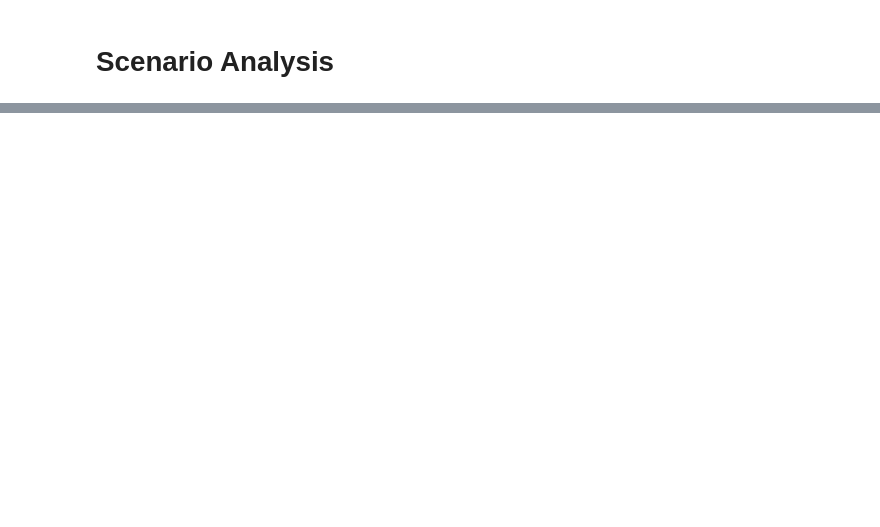
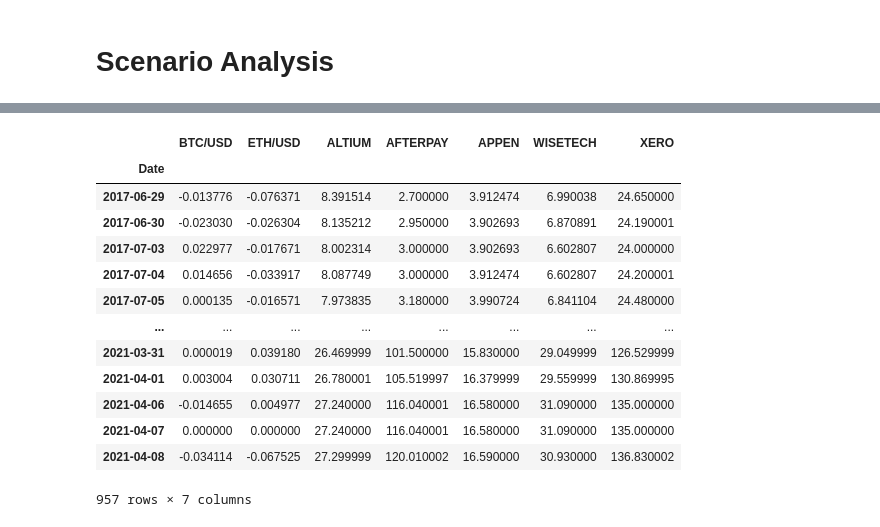
Before and after one commit to sreenivaskalva-2021/MonashFintech2021Project1, a Jupyter notebook: Financial Modelling/Crypto Portfolio/Portfolio Analysis.ipynb, the cells around one changed output, grey strips where cells are left out. Drawn from its saved outputs; the diff is of its cells as text; code cells hidden in the pictures; blank space fills up the shorter version.

```diff
--- a/Financial Modelling/Crypto Portfolio/Portfolio Analysis.ipynb
+++ b/Financial Modelling/Crypto Portfolio/Portfolio Analysis.ipynb
@@ -320,0 +222,12 @@ MC_even_dist = MCSimulation(stock_data, weights = [.99,.01], num_simulation = 50
+# %%
+apt_returns_csv = Path(r"E:\OneDrive\Documents\GitHub\MonashFintech2021Project1\Financial Modelling\Crypto Portfolio\Resources\APT.AX.csv")
+apt_daily_returns = pd.read_csv(apt_returns_csv, index_col="Date", parse_dates=True, infer_datetime_format=True)
+apt_daily_returns.drop(columns=['Open', 'High', 'Low', 'Close', 'Volume'], axis=1,inplace=True)
+apt_daily_returns = apt_daily_returns.rename(columns={"Adj Close":"AFTERPAY"})
+apt_daily_returns = apt_daily_returns["2016-01-01":]
+# %%
+apx_returns_csv = Path(r"E:\OneDrive\Documents\GitHub\MonashFintech2021Project1\Financial Modelling\Crypto Portfolio\Resources\APX.AX.csv")
+apx_daily_returns = pd.read_csv(apx_returns_csv, index_col="Date", parse_dates=True, infer_datetime_format=True)
+apx_daily_returns.drop(columns=['Open', 'High', 'Low', 'Close', 'Volume'], axis=1,inplace=True)
+apx_daily_returns = apx_daily_returns.rename(columns={"Adj Close":"APPEN"})
+apx_daily_returns = apx_daily_returns["2016-01-01":]
@@ -320,0 +246,26 @@ MC_even_dist = MCSimulation(stock_data, weights = [.99,.01], num_simulation = 50
+# %%
+# Combined stocks with crypto
+mixed1_df = pd.concat([
+    crypto_returns,
+    alu_daily_returns,
+    apt_daily_returns,
+    apx_daily_returns,
+    wtc_daily_returns,
+    xro_daily_returns
+
+],axis="columns",join="inner")
+# %% [output]
+|  | BTC/USD | ETH/USD | ALTIUM | AFTERPAY | APPEN | WISETECH | XERO |
+| Date |  |  |  |  |  |  |  |
+| 2017-06-29 | -0.013776 | -0.076371 | 8.391514 | 2.700000 | 3.912474 | 6.990038 | 24.650000 |
+| 2017-06-30 | -0.023030 | -0.026304 | 8.135212 | 2.950000 | 3.902693 | 6.870891 | 24.190001 |
+| 2017-07-03 | 0.022977 | -0.017671 | 8.002314 | 3.000000 | 3.902693 | 6.602807 | 24.000000 |
+| 2017-07-04 | 0.014656 | -0.033917 | 8.087749 | 3.000000 | 3.912474 | 6.602807 | 24.200001 |
+| 2017-07-05 | 0.000135 | -0.016571 | 7.973835 | 3.180000 | 3.990724 | 6.841104 | 24.480000 |
+| ... | ... | ... | ... | ... | ... | ... | ... |
+| 2021-03-31 | 0.000019 | 0.039180 | 26.469999 | 101.500000 | 15.830000 | 29.049999 | 126.529999 |
+| 2021-04-01 | 0.003004 | 0.030711 | 26.780001 | 105.519997 | 16.379999 | 29.559999 | 130.869995 |
+| 2021-04-06 | -0.014655 | 0.004977 | 27.240000 | 116.040001 | 16.580000 | 31.090000 | 135.000000 |
+| 2021-04-07 | 0.000000 | 0.000000 | 27.240000 | 116.040001 | 16.580000 | 31.090000 | 135.000000 |
+| 2021-04-08 | -0.034114 | -0.067525 | 27.299999 | 120.010002 | 16.590000 | 30.930000 | 136.830002 |
+957 rows × 7 columns
```
Also changed, not shown: parts of 21 cells of this notebook.
